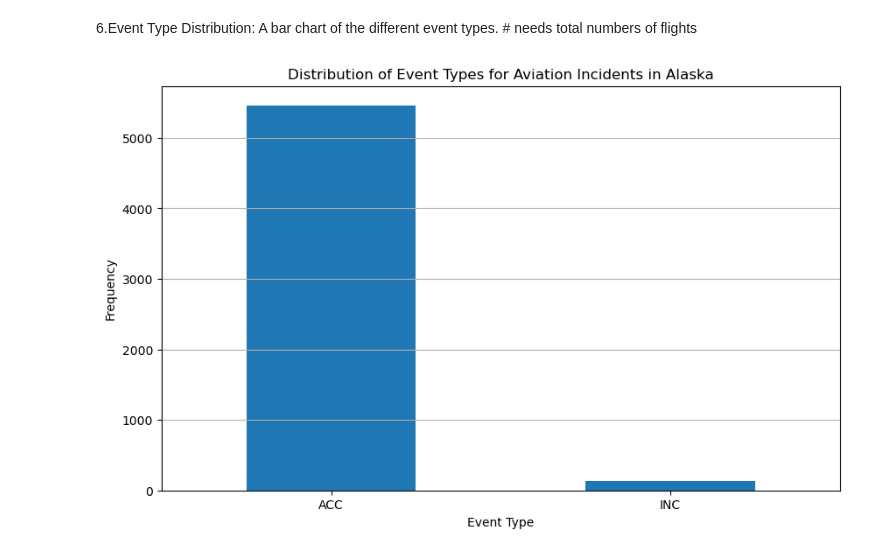
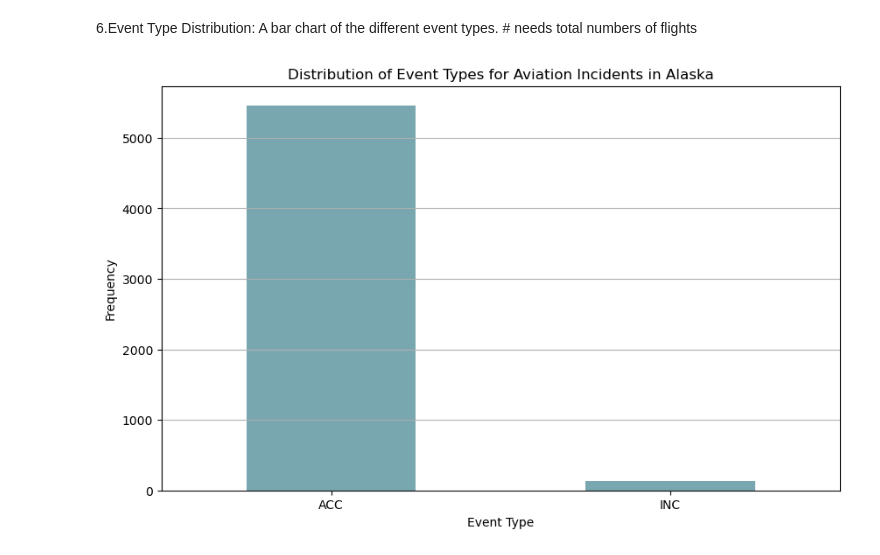
Before and after one commit to TheMirch/dsi-group-project, a Jupyter notebook: code/Moe_file_using_alaska_secV2.ipynb, the cells around one changed output. Drawn from its saved outputs; the diff is of its cells as text; code cells hidden in the pictures.

```diff
--- a/code/Moe_file_using_alaska_secV2.ipynb
+++ b/code/Moe_file_using_alaska_secV2.ipynb
@@ -61,17 +71,0 @@ plt.legend()
-# %%
-#Zoom In
-
-BBox = (-172.0, -130.0, 51.0, 71.5)
-fig, ax = plt.subplots(figsize=(10, 16))
-alaska_map.plot(ax=ax, color='white', edgecolor='black')
-gdf.plot(ax=ax, markersize=20, color='#153C4B', marker='o', label='Incidents')
-
-ax.set_xlim(BBox[0], BBox[1])
-ax.set_ylim(BBox[2], BBox[3])
-
-ax.set_title('Geographical Distribution of Aviation Incidents in Alaska')
-ax.set_xlabel('Longitude')
-ax.set_ylabel('Latitude')
-plt.grid()
-plt.legend()
-plt.show()
@@ -106,7 +98,10 @@ alaska_data['event_date'] = pd.to_datetime({
 incidents_per_year = alaska_data.groupby(alaska_data['event_date'].dt.year).size()# Group by event date (year) and count the number of incidents
 
 
+
 plt.figure(figsize=(14, 7))
+fig.patch.set_facecolor('#C4E2DB')
+ax.set_facecolor('#C4E2DB')
 incidents_per_year.plot(kind='line',color='#31606B', marker='o')
 plt.title('Number of Aviation Incidents in Alaska Per Year')
 plt.xlabel('Year')
@@ -123,6 +118,8 @@ plt.show()
 injuries_data = alaska_data[["fatal_injury_count", "serious_injury_count", "minor_injury_count"]]
 
 plt.figure(figsize=(14, 7))
+fig.patch.set_facecolor('#C4E2DB')
+ax.set_facecolor('#C4E2DB')
 injuries_data.sum().plot(kind='bar', color='#31606B', stacked=True)
 plt.title('Total Number of Injuries by Severity for Aviation Incidents in Alaska')
 plt.xlabel('Injury Severity')
@@ -144,6 +141,8 @@ top_makes_models = filtered_data['aircraft_family'].value_counts().head(10)
 
 plt.figure(figsize=(14, 7))
 top_makes_models.plot(kind='bar', color='#78A7AF')
+fig.patch.set_facecolor('#C4E2DB')
+ax.set_facecolor('#C4E2DB')
 plt.title('Top 10 Aircraft Makes and Models Involved in Incidents in Alaska')
 plt.xlabel('Aircraft Make and Model')
 plt.ylabel('Number of Incidents')
@@ -158,13 +173,15 @@ plt.show()
 # %%
 event_type_counts = alaska_data['event_type'].value_counts()
 
 plt.figure(figsize=(10, 6))
-event_type_counts.plot(kind='bar')
+fig.patch.set_facecolor('#C4E2DB')
+ax.set_facecolor('#C4E2DB')
+event_type_counts.plot(kind='bar', color='#78A7AF')
 plt.title('Distribution of Event Types for Aviation Incidents in Alaska')
 plt.xlabel('Event Type')
 plt.ylabel('Frequency')
 plt.xticks(rotation=0)
 plt.grid(axis='y')
 plt.show()
 # %% [output]
-[figure, old version]
+[figure, new version]
```
Also changed, not shown: parts of 5 cells of this notebook.
